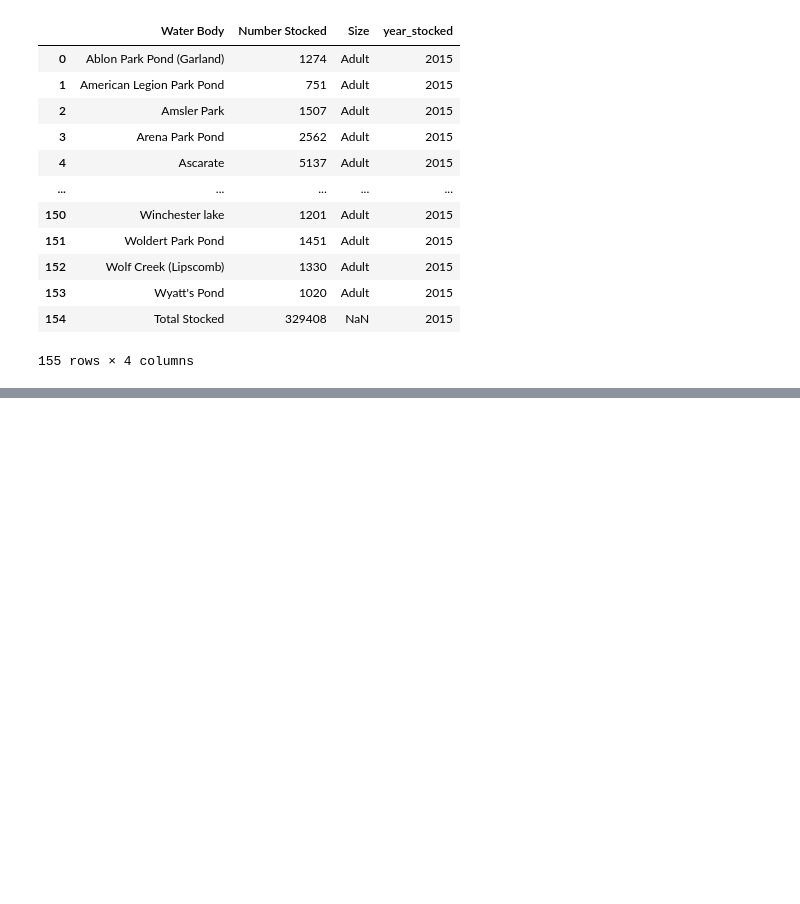
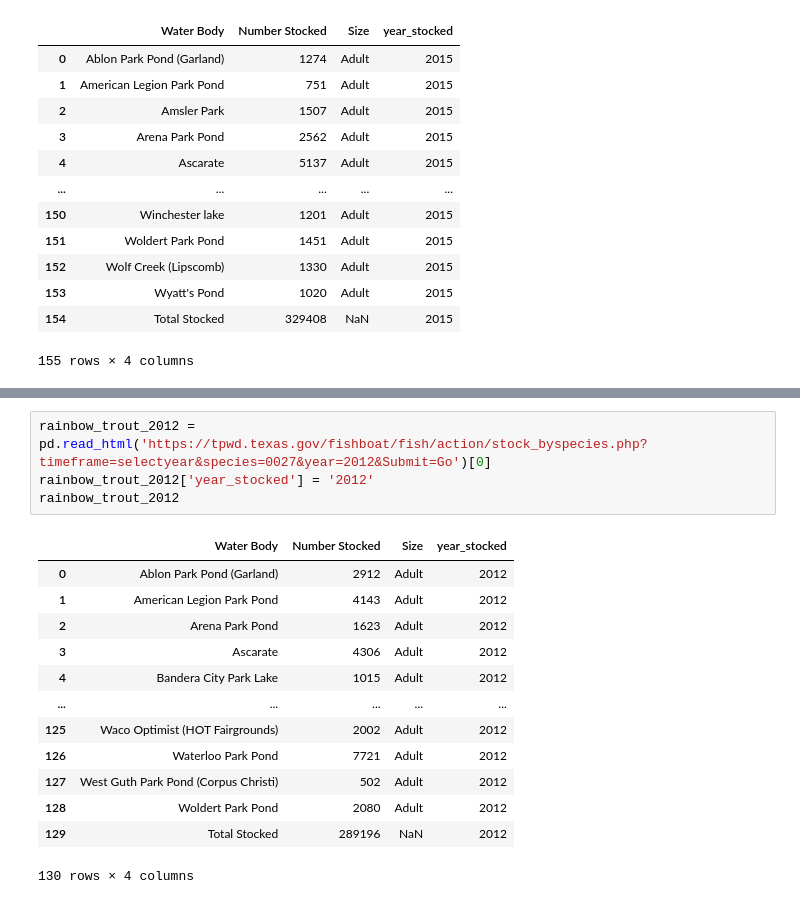
Before and after one commit to NSharick/python-practice, a Jupyter notebook: fish_stocking_webscrape.ipynb, the cells around one changed output, grey strips where cells are left out. Cells and saved outputs as stored; diff of their text form; blank space fills up the shorter version.

```diff
--- a/fish_stocking_webscrape.ipynb
+++ b/fish_stocking_webscrape.ipynb
@@ -129,0 +166,18 @@ rainbow_trout_2015
+# %%
+rainbow_trout_2012 = pd.read_html('https://tpwd.texas.gov/fishboat/fish/action/stock_byspecies.php?timeframe=selectyear&species=0027&year=2012&Submit=Go')[0]
+rainbow_trout_2012['year_stocked'] = '2012'
+rainbow_trout_2012
+# %% [output]
+|  | Water Body | Number Stocked | Size | year_stocked |
+| 0 | Ablon Park Pond (Garland) | 2912 | Adult | 2012 |
+| 1 | American Legion Park Pond | 4143 | Adult | 2012 |
+| 2 | Arena Park Pond | 1623 | Adult | 2012 |
+| 3 | Ascarate | 4306 | Adult | 2012 |
+| 4 | Bandera City Park Lake | 1015 | Adult | 2012 |
+| ... | ... | ... | ... | ... |
+| 125 | Waco Optimist (HOT Fairgrounds) | 2002 | Adult | 2012 |
+| 126 | Waterloo Park Pond | 7721 | Adult | 2012 |
+| 127 | West Guth Park Pond (Corpus Christi) | 502 | Adult | 2012 |
+| 128 | Woldert Park Pond | 2080 | Adult | 2012 |
+| 129 | Total Stocked | 289196 | NaN | 2012 |
+130 rows × 4 columns
```
Also changed, not shown: parts of 2 cells of this notebook.
